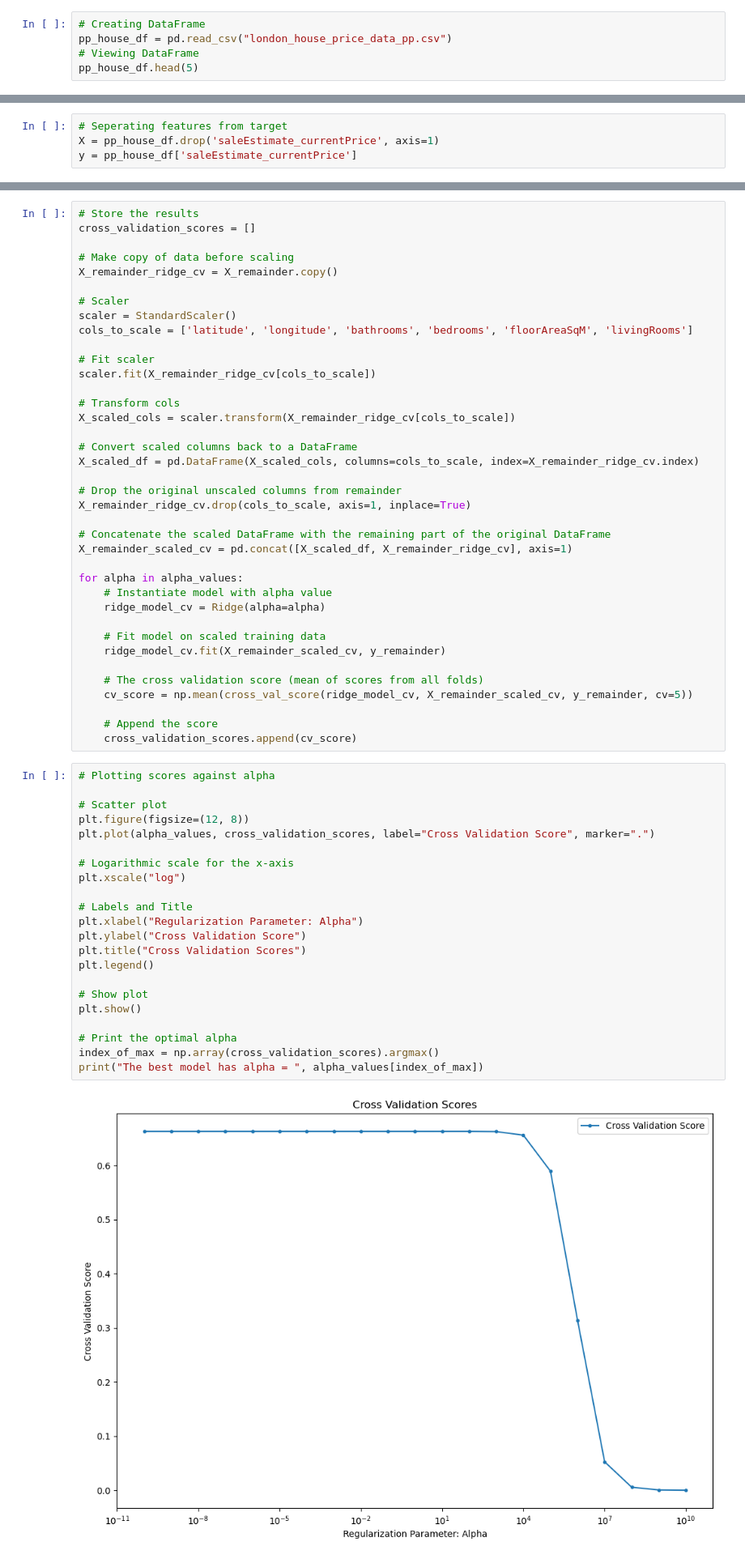
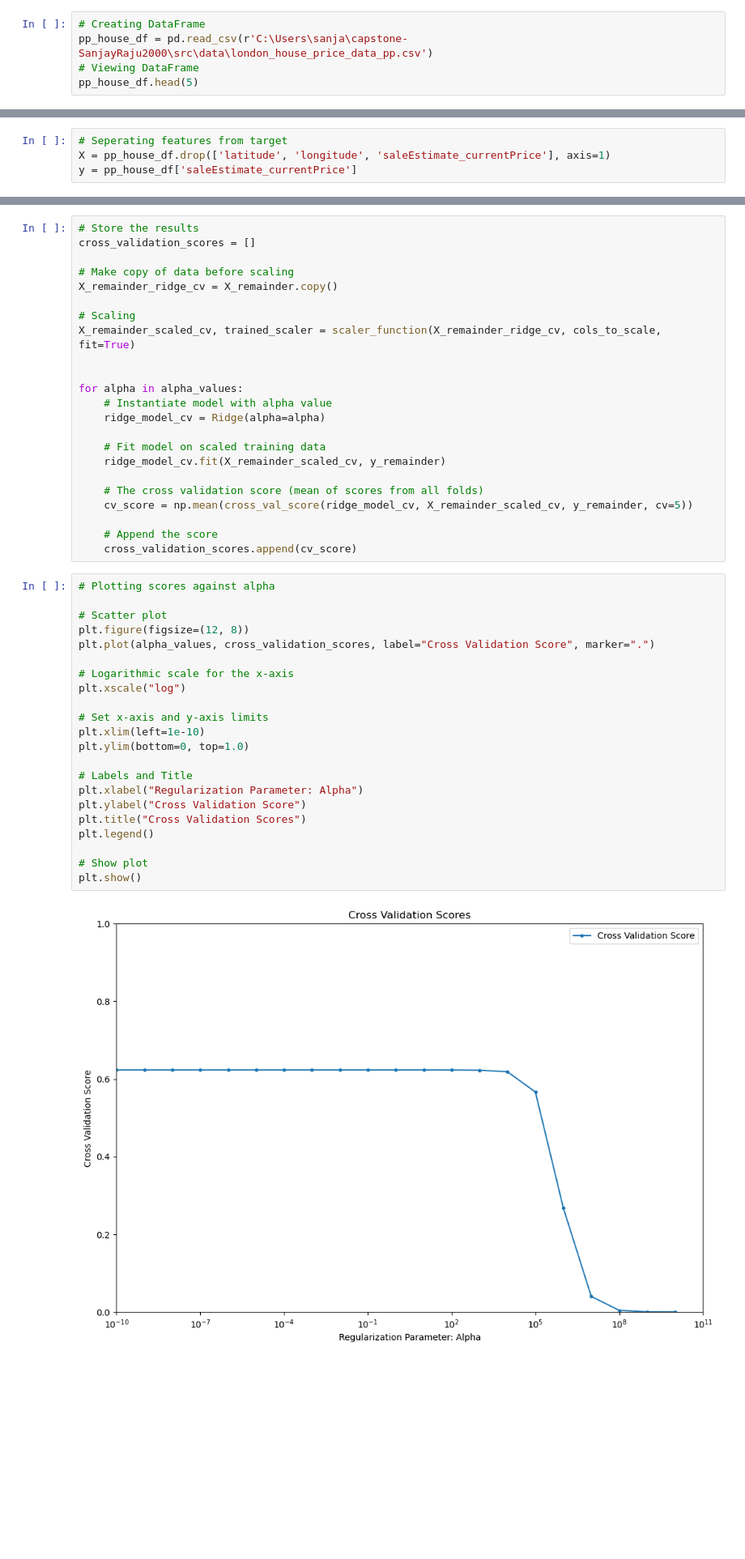
Before and after one commit to SanjayRaju2000/London-House-Price-Prediction, a Jupyter notebook: notebooks/04-linear-modelling.ipynb, the cells around one changed output, grey strips where cells are left out. Shown at 81% size. Cells and saved outputs as stored; diff of their text form; blank space fills up the shorter version.

```diff
--- a/notebooks/04-linear-modelling.ipynb
+++ b/notebooks/04-linear-modelling.ipynb
@@ -28,7 +64,7 @@ np.random.seed(random_seed_val)
 ## Data Loading & Understanding
 # %%
 # Creating DataFrame
-pp_house_df = pd.read_csv("london_house_price_data_pp.csv")
+pp_house_df = pd.read_csv(r'C:\Users\sanja\capstone-SanjayRaju2000\src\data\london_house_price_data_pp.csv')
 # Viewing DataFrame
 pp_house_df.head(5)
 # %% [output]
@@ -69,5 +107,5 @@ pp_house_df.shape
 ## Preparing Data
 # %%
 # Seperating features from target
-X = pp_house_df.drop('saleEstimate_currentPrice', axis=1)
+X = pp_house_df.drop(['latitude', 'longitude', 'saleEstimate_currentPrice'], axis=1)
 y = pp_house_df['saleEstimate_currentPrice']
@@ -336,24 +382,9 @@ cross_validation_scores = []
 # Make copy of data before scaling
 X_remainder_ridge_cv = X_remainder.copy()
 
-# Scaler
-scaler = StandardScaler()
-cols_to_scale = ['latitude', 'longitude', 'bathrooms', 'bedrooms', 'floorAreaSqM', 'livingRooms']
+# Scaling
+X_remainder_scaled_cv, trained_scaler = scaler_function(X_remainder_ridge_cv, cols_to_scale, fit=True)
 
-# Fit scaler
-scaler.fit(X_remainder_ridge_cv[cols_to_scale])
-
-# Transform cols
-X_scaled_cols = scaler.transform(X_remainder_ridge_cv[cols_to_scale])
-
-# Convert scaled columns back to a DataFrame
-X_scaled_df = pd.DataFrame(X_scaled_cols, columns=cols_to_scale, index=X_remainder_ridge_cv.index)
-
-# Drop the original unscaled columns from remainder
-X_remainder_ridge_cv.drop(cols_to_scale, axis=1, inplace=True)
-
-# Concatenate the scaled DataFrame with the remaining part of the original DataFrame
-X_remainder_scaled_cv = pd.concat([X_scaled_df, X_remainder_ridge_cv], axis=1)
 
 for alpha in alpha_values:
     # Instantiate model with alpha value
@@ -370,24 +401,24 @@ for alpha in alpha_values:
 # %%
 # Plotting scores against alpha
 
 # Scatter plot
 plt.figure(figsize=(12, 8))
 plt.plot(alpha_values, cross_validation_scores, label="Cross Validation Score", marker=".")
 
 # Logarithmic scale for the x-axis
 plt.xscale("log")
 
+# Set x-axis and y-axis limits
+plt.xlim(left=1e-10)
+plt.ylim(bottom=0, top=1.0)
+
 # Labels and Title
 plt.xlabel("Regularization Parameter: Alpha")
 plt.ylabel("Cross Validation Score")
 plt.title("Cross Validation Scores")
 plt.legend()
 
 # Show plot
 plt.show()
-
-# Print the optimal alpha
-index_of_max = np.array(cross_validation_scores).argmax()
-print("The best model has alpha = ", alpha_values[index_of_max])
 # %% [output]
-[figure, old version]
+[figure, new version]
```
Also changed, not shown: parts of 58 cells of this notebook.
